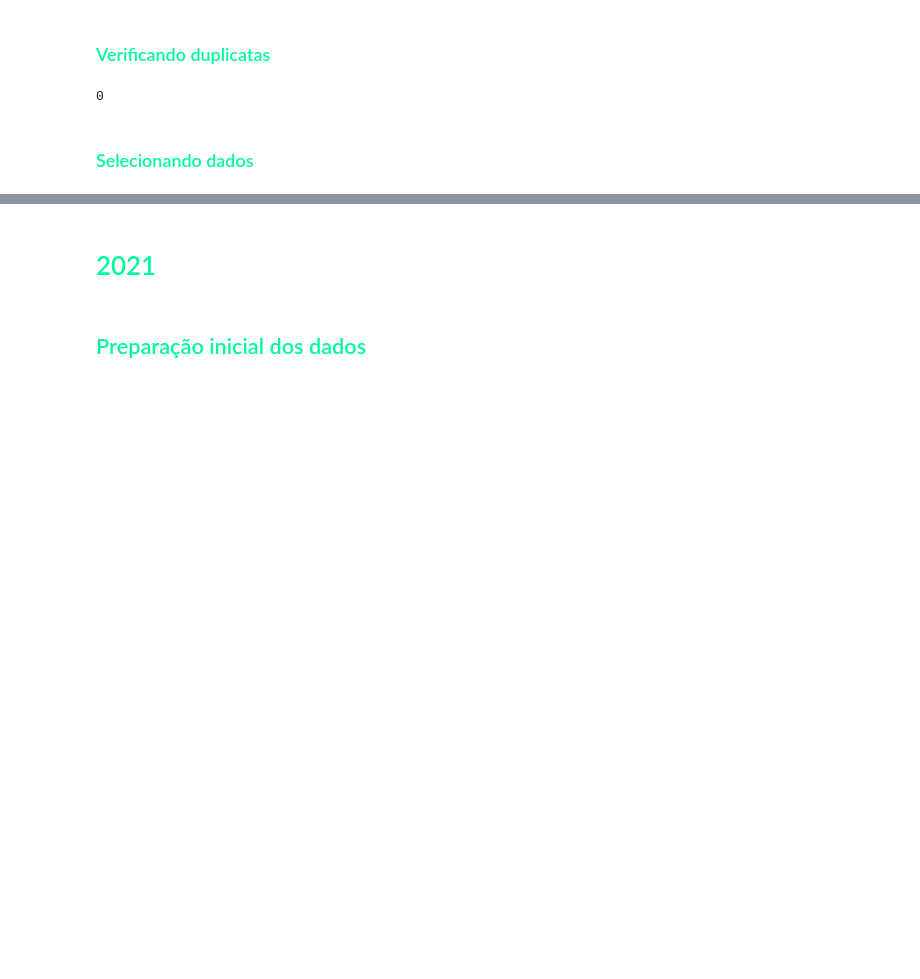
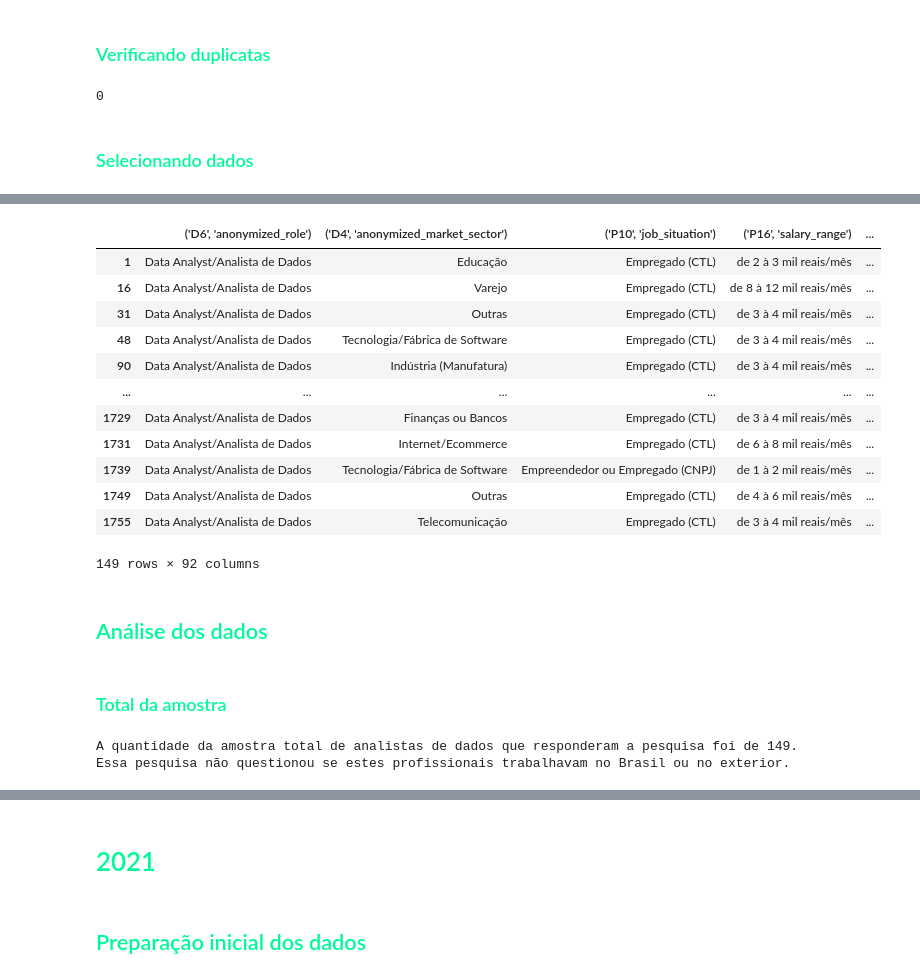
Before and after one commit to FranciscoFoz/state-of-data-2019-2021-2022, a Jupyter notebook: Analise_carreira_analista_de_dados.ipynb, the cells around one changed output, grey strips where cells are left out. Cells and saved outputs as stored; diff of their text form; code cells hidden in the pictures; blank space fills up the shorter version.

```diff
--- a/Analise_carreira_analista_de_dados.ipynb
+++ b/Analise_carreira_analista_de_dados.ipynb
@@ -85,6 +84,8 @@ df_state_of_data_2019.iloc[:,2:].head(2)
 # %%
 # Seleção de colunas necessárias
 df_state_of_data_2019_filtrado = df_state_of_data_2019.loc[:,[
+    "('D6', 'anonymized_role')",
+    "('D4', 'anonymized_market_sector')",
     "('P10', 'job_situation')",
     "('P16', 'salary_range')",
     "('P18', 'time_experience_before')",
@@ -188,0 +179,53 @@ array(['Empregado (CTL)', 'Estagiário', 'Freelancer',
+# %%
+#Filtro analista de dados
+df_state_of_data_2019_filtrado = df_state_of_data_2019_filtrado[df_state_of_data_2019_filtrado["('D6', 'anonymized_role')"] == 'Data Analyst/Analista de Dados']
+
+#Filtro de situação de trabalho
+situacao_trabalho = ['Empregado (CTL)','Freelancer','Empreendedor ou Empregado (CNPJ)','Servidor Público']
+
+df_state_of_data_2019_filtrado = df_state_of_data_2019_filtrado[df_state_of_data_2019_filtrado["('P10', 'job_situation')"]\
+                                    .isin(situacao_trabalho)]
+# %%
+#Alterando nomenclatura da faixa salarial
+faixa_salarial = {
+    'de R$ 6.001/mês a R$ 8.000/mês' : 'de 6 à 8 mil reais/mês',
+    'de R$ 4.001/mês a R$ 6.000/mês' : 'de 4 à 6 mil reais/mês',
+    'de R$ 8.001/mês a R$ 12.000/mês': 'de 8 à 12 mil reais/mês',
+    'de R$ 3.001/mês a R$ 4.000/mês': 'de 3 à 4 mil reais/mês',
+    'de R$ 2.001/mês a R$ 3000/mês': 'de 2 à 3 mil reais/mês',
+    'de R$ 12.001/mês a R$ 16.000/mês': 'de 12 à 16 mil reais/mês',
+    'de R$ 1.001/mês a R$ 2.000/mês': 'de 1 à 2 mil reais/mês',
+    'de R$ 20.001/mês a R$ 25.000/mês':'de 20 à 25 mil reais/mês',
+    'Acima de R$ 25.001/mês': 'acima de 25 mil reais/mês',
+    'de R$ 16.001/mês a R$ 20.000/mês':'de 16 à 20 mil reais/mês'
+}
+
+df_state_of_data_2019_filtrado.loc[:,"('P16', 'salary_range')"] = df_state_of_data_2019_filtrado.loc[:,"('P16', 'salary_range')"].map(faixa_salarial)
+# %%
+df_state_of_data_2019_filtrado
+# %% [output]
+|  | ('D6', 'anonymized_role') | ('D4', 'anonymized_market_sector') | ('P10', 'job_situation') | ('P16', 'salary_range') | ... |
+| 1 | Data Analyst/Analista de Dados | Educação | Empregado (CTL) | de 2 à 3 mil reais/mês | ... |
+| 16 | Data Analyst/Analista de Dados | Varejo | Empregado (CTL) | de 8 à 12 mil reais/mês | ... |
+| 31 | Data Analyst/Analista de Dados | Outras | Empregado (CTL) | de 3 à 4 mil reais/mês | ... |
+| 48 | Data Analyst/Analista de Dados | Tecnologia/Fábrica de Software | Empregado (CTL) | de 3 à 4 mil reais/mês | ... |
+| 90 | Data Analyst/Analista de Dados | Indústria (Manufatura) | Empregado (CTL) | de 3 à 4 mil reais/mês | ... |
+| ... | ... | ... | ... | ... | ... |
+| 1729 | Data Analyst/Analista de Dados | Finanças ou Bancos | Empregado (CTL) | de 3 à 4 mil reais/mês | ... |
+| 1731 | Data Analyst/Analista de Dados | Internet/Ecommerce | Empregado (CTL) | de 6 à 8 mil reais/mês | ... |
+| 1739 | Data Analyst/Analista de Dados | Tecnologia/Fábrica de Software | Empreendedor ou Empregado (CNPJ) | de 1 à 2 mil reais/mês | ... |
+| 1749 | Data Analyst/Analista de Dados | Outras | Empregado (CTL) | de 4 à 6 mil reais/mês | ... |
+| 1755 | Data Analyst/Analista de Dados | Telecomunicação | Empregado (CTL) | de 3 à 4 mil reais/mês | ... |
+149 rows × 92 columns
+# %% [markdown]
+## <font color= MediumSpringGreen> Análise dos dados </font>
+# %% [markdown]
+### <font color= MediumSpringGreen> Total da amostra </font>
+# %%
+quantidade_amostra_total = len(df_state_of_data_2019_filtrado)
+
+
+print(f'A quantidade da amostra total de analistas de dados que responderam a pesquisa foi de {quantidade_amostra_total}.\nEssa pesquisa não questionou se estes profissionais trabalhavam no Brasil ou no exterior.')
+# %% [output]
+A quantidade da amostra total de analistas de dados que responderam a pesquisa foi de 149.
+Essa pesquisa não questionou se estes profissionais trabalhavam no Brasil ou no exterior.
```
Also changed, not shown: parts of 54 cells of this notebook.
